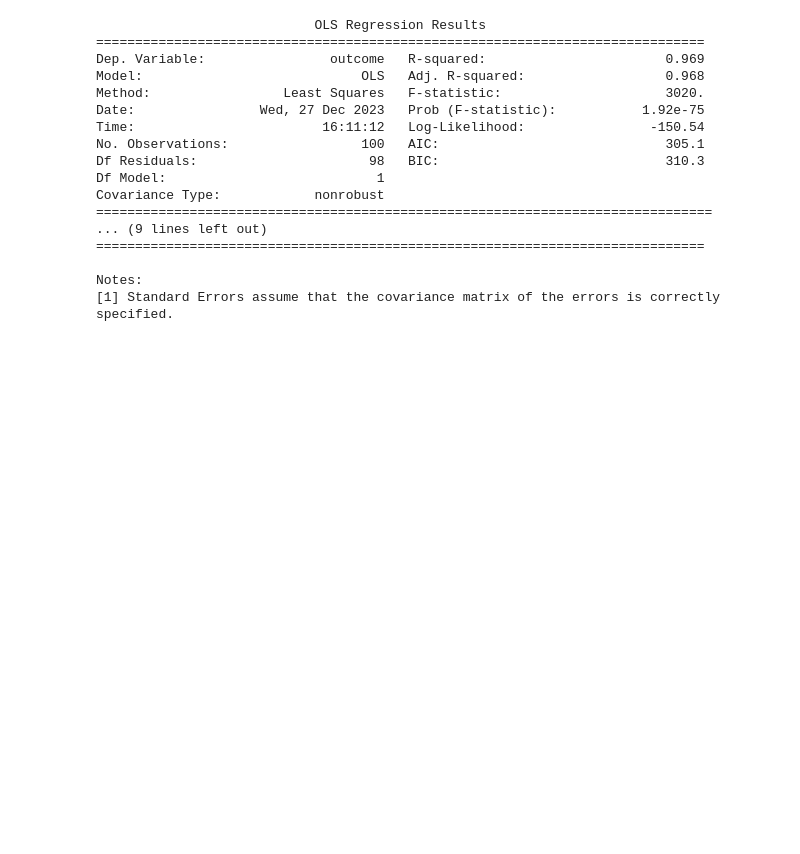
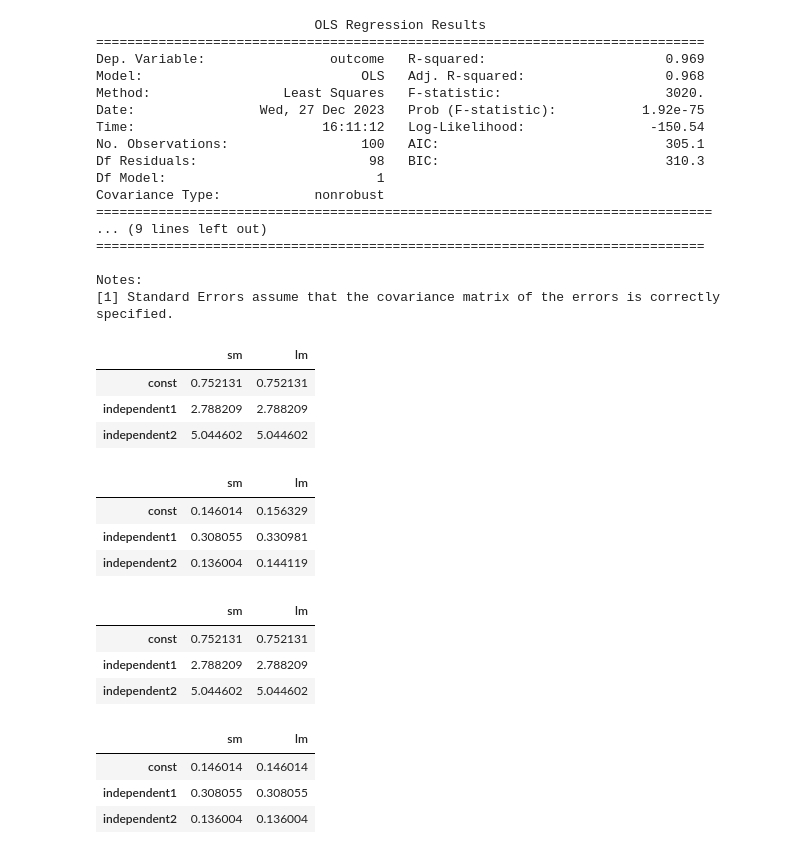
Before and after one commit to Mats-Dodd/CausalKit, a Jupyter notebook: notebooks/linreg.ipynb, the cells around one changed output. Cells and saved outputs as stored; diff of their text form; code cells hidden in the pictures; blank space fills up the shorter version.

Commit message:
added tests and robusts errors, refactored for some issues

```diff
--- a/notebooks/linreg.ipynb
+++ b/notebooks/linreg.ipynb
@@ -102,3 +96,49 @@ Covariance Type:            nonrobust
 
 Notes:
 [1] Standard Errors assume that the covariance matrix of the errors is correctly specified.
+# %%
+np.random.seed(69)
+x = np.linspace(0, 5, 50)
+z = np.linspace(3, 8, 50)
+y = 1 + 3 * x + 5*z + np.random.normal(0, 2, 50)
+multiple_data = pd.DataFrame({'outcome': y,
+                     'independent1': x,
+                     'independent2': z})
+
+
+X = multiple_data[['independent1', 'independent2']]
+y = multiple_data['outcome']
+X = sm.add_constant(X)
+lm2 = sm.OLS(y, X).fit()
+
+lm = LinReg(df=multiple_data, outcome="outcome", independent=["independent1", "independent2"])
+pd.DataFrame({'sm': lm2.params, 'lm':lm.coefficients})
+# %% [output]
+|  | sm | lm |
+| const | 0.752131 | 0.752131 |
+| independent1 | 2.788209 | 2.788209 |
+| independent2 | 5.044602 | 5.044602 |
+# %%
+pd.DataFrame({'sm': lm2.HC0_se, 'lm':lm.standard_errors})
+# %% [output]
+|  | sm | lm |
+| const | 0.146014 | 0.156329 |
+| independent1 | 0.308055 | 0.330981 |
+| independent2 | 0.136004 | 0.144119 |
+# %%
+lm2_robust = sm.OLS(y, X).fit(cov_type='HC0')
+lm_robust = LinReg(df=multiple_data, outcome="outcome", independent=["independent1", "independent2"], standard_error_type='robust')
+
+pd.DataFrame({'sm': lm2_robust.params, 'lm':lm_robust.coefficients})
+# %% [output]
+|  | sm | lm |
+| const | 0.752131 | 0.752131 |
+| independent1 | 2.788209 | 2.788209 |
+| independent2 | 5.044602 | 5.044602 |
+# %%
+pd.DataFrame({'sm': lm2_robust.HC0_se, 'lm':lm_robust.standard_errors})
+# %% [output]
+|  | sm | lm |
+| const | 0.146014 | 0.146014 |
+| independent1 | 0.308055 | 0.308055 |
+| independent2 | 0.136004 | 0.136004 |
```
Also changed, not shown: parts of 9 cells of this notebook, 5 other files.
